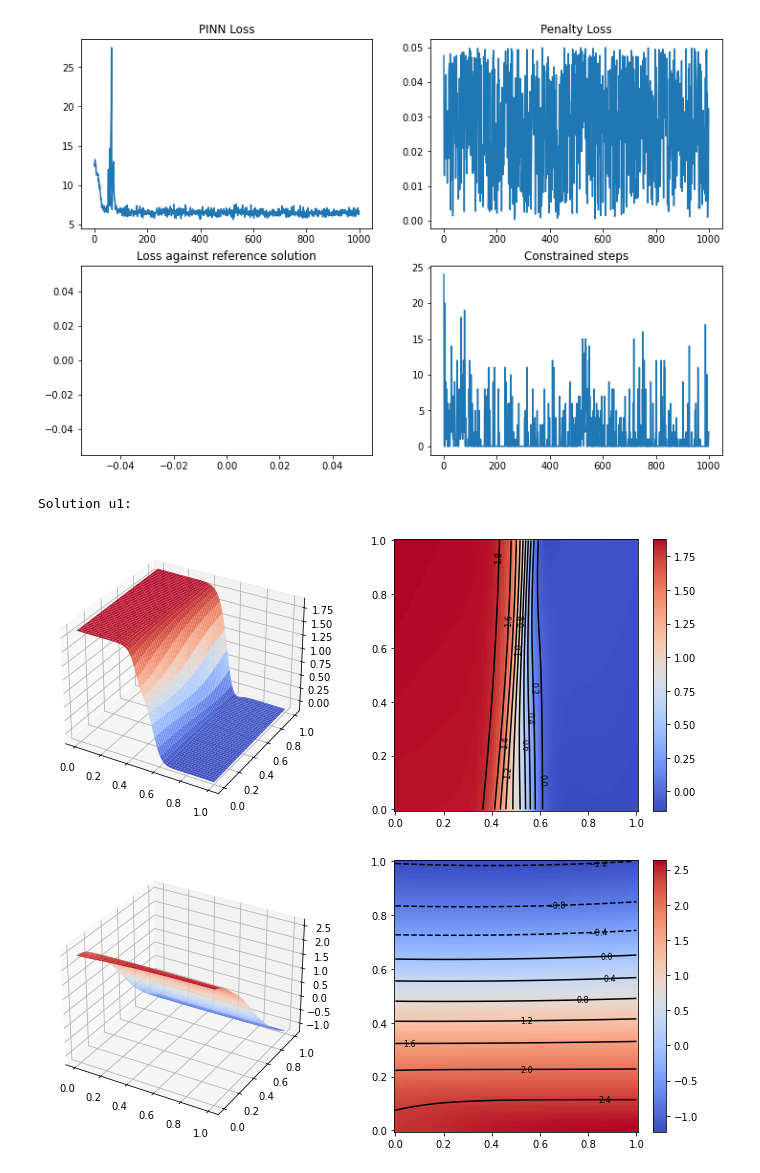
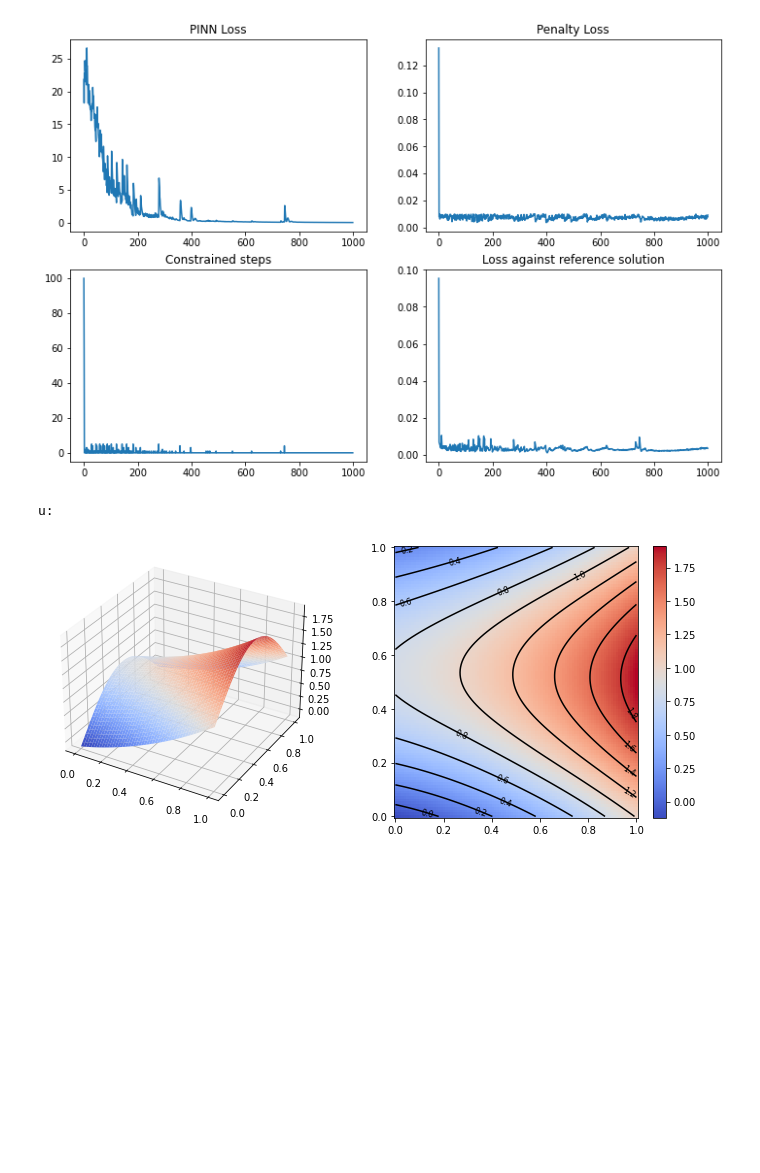
Before and after one commit to zwpku/learning-with-constraints, a Jupyter notebook: splitting_scheme.ipynb, the cells around one changed output. Drawn from its saved outputs; the diff is of its cells as text; code cells hidden in the pictures; blank space fills up the shorter version.

```diff
--- a/splitting_scheme.ipynb
+++ b/splitting_scheme.ipynb
@@ -49,7 +49,8 @@ import os
 import time
 
 class ConstrainedOptimizer():
-
+    r"""This class solves the constraint
+    """
     def __init__(self, model, problem, optimizer, batch_size=100, resampling=False, res_tol=1e-2, max_iter_steps=100, verbose=True):
         self.res_tol = res_tol
         self.max_iter_steps = max_iter_steps
@@ -177,7 +190,6 @@ training starts, 1000 iterations in total.
 # %%
 loss_list = np.array(train_losses)
 
-print (loss_list)
 ngrid = 100
 grid1d = np.linspace(0, 1.0, ngrid)
 x_plot = np.outer(grid1d, np.ones(ngrid))
@@ -192,19 +204,19 @@ ax[0,0].set_title('PINN Loss')
 ax[0,1].plot(loss_list[:,1])
 ax[0,1].set_title('Penalty Loss')
 ax[1,0].plot(loss_list[:,2])
-ax[1,0].set_title('Loss against reference solution')
+ax[1,0].set_title('Constrained steps')
 ax[1,1].plot(loss_list[:,3])
-ax[1,1].set_title('Constrained steps')
+ax[1,1].set_title('Loss against reference solution')
 
 plt.show()
 fig_name = f'losses.jpg'
 #fig.savefig(fig_name)
 plt.close()
 
-print ('Solution u1:')
+if problem_id == 0 : # Poisson equation
+    print ('u:')
 
-for idx in range(2):
-    u = model[idx](x2d).detach().numpy()
+    u = model(x2d).detach().numpy()
 
     u = u.reshape(ngrid, ngrid)
 
@@ -220,4 +232,25 @@ for idx in range(2):
     #fig.savefig(fig_name)
     plt.show()
     #plt.close()
+
+else :
+    for idx in range(2):
+        print (f'{idx}th eigenfunction:')
+
+        u = model[idx](x2d).detach().numpy()
+
+        u = u.reshape(ngrid, ngrid)
+
+        fig = plt.figure(figsize=(12,5))
+        ax0 = fig.add_subplot(1, 2, 1, projection='3d')
+        ax1 = fig.add_subplot(1, 2, 2)
+        ax0.plot_surface(x_plot, y_plot, u, cmap='coolwarm', edgecolor='none')
+        im = ax1.pcolormesh(x_plot, y_plot, u, cmap='coolwarm',shading='auto')
+        contours = ax1.contour(x_plot, y_plot, u, 10, colors='black')
+        ax1.clabel(contours, inline=False, fontsize=8)
+        fig.colorbar(im, ax=ax1)
+        fig_name = f'u.jpg'
+        #fig.savefig(fig_name)
+        plt.show()
+        #plt.close()
 # %% [output]
@@ -231,5 +257,4 @@ for idx in range(2):
 Losses:
-[figure, old version]
+[figure, new version]
-Solution u1:
+u:
-[figure, old version]
+[figure, new version]
-[figure, removed]
```
Also changed, not shown: parts of 3 cells of this notebook, 2 other files.
